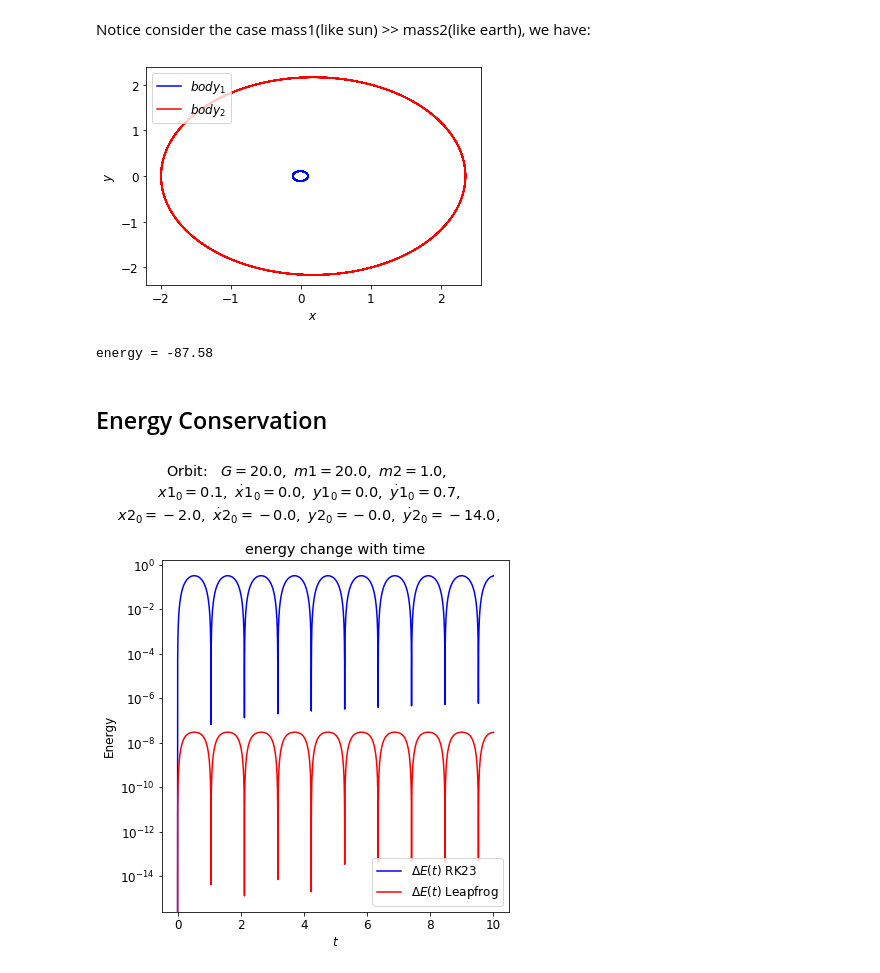
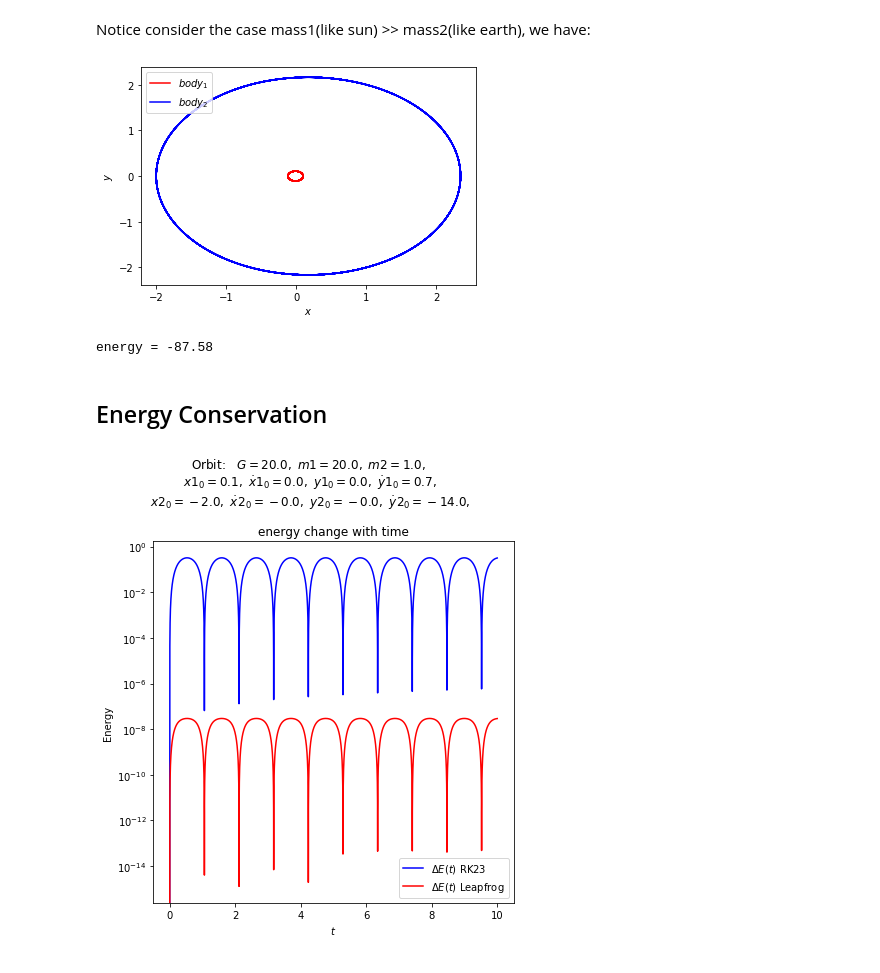
Before and after one commit to Chaosong-C/5300_final, a Jupyter notebook: Gravitational_Orbits.ipynb, the cells around one changed output. Drawn from its saved outputs; the diff is of its cells as text; code cells hidden in the pictures.

```diff
--- a/Gravitational_Orbits.ipynb
+++ b/Gravitational_Orbits.ipynb
@@ -83,11 +83,7 @@ class Orbit:
         """
         A = np.sqrt((y[0]-y[4])**2+(y[2]-y[6])**2)
 
-        return [y[1], self.G *self.m2 * (y[4]-y[0])/A**3, \
-                y[3], self.G *self.m2 * (y[6]-y[2])/A**3,\
-                y[5], -self.G *self.m1 * (y[4]-y[0])/A**3,\
-                y[7], -self.G *self.m1 * (y[6]-y[2])/A**3,\
-               ]
+        return [y[1], self.G *self.m2 * (y[4]-y[0])/A**3, y[3], self.G *self.m2 * (y[6]-y[2])/A**3,y[5], -self.G *self.m1 * (y[4]-y[0])/A**3,y[7], -self.G *self.m1 * (y[6]-y[2])/A**3]
 
 
     def solve_ode(self, t_pts, x_1_0, x_1_dot_0,
@@ -164,40 +160,44 @@ Notice consider the case mass1(like sun) >> mass2(like earth), we have:
 t_start = 0.
 t_end = 10.
 delta_t = 0.0001
 
 t_pts = np.arange(t_start, t_end+delta_t, delta_t)
 
 # Make an orbit
 #############################################################
 #change G,m1,m2 and initial conditions here!
 m1 = 20.
 m2 = 1.
 G = 20.
 o1 = Orbit(G, m1=m1, m2=m2)
-x_1_0, x_1_dot_0 = 0.1, 0.
-y_1_0, y_1_dot_0 = 0., 0.7
-x_2_0,x_2_dot_0 = - (m1/m2) * x_1_0, - (m1/m2) * x_1_dot_0
-y_2_0,y_2_dot_0 = - (m1/m2) * y_1_0, - (m1/m2) * y_1_dot_0
+x_1_0 = 0.1
+x_1_dot_0 = 0.
+y_1_0 = 0.
+y_1_dot_0 = 0.7
+x_2_0 = - (m1/m2) * x_1_0
+x_2_dot_0 = - (m1/m2) * x_1_dot_0
+y_2_0 = - (m1/m2) * y_1_0
+y_2_dot_0 = - (m1/m2) * y_1_dot_0
 #############################################################
 
 x_1, x_dot_1, y_1, y_dot_1, x_2, x_dot_2, y_2, y_dot_2 = o1.solve_ode(t_pts,x_1_0, x_1_dot_0,y_1_0,y_1_dot_0,x_2_0,x_2_dot_0,y_2_0,y_2_dot_0)
 
 
 # Make figures of x1 vs y1 and x2 vs y2
 plt.subplot(1,1,1)
-plt.plot(x_1,y_1,'b',label='$body_1$')
-plt.plot(x_2,y_2,'r',label='$body_2$')
+plt.plot(x_1,y_1,'red',label='$body_1$')
+plt.plot(x_2,y_2,'blue',label='$body_2$')
 plt.xlabel('$x$')
 plt.ylabel('$y$')
 plt.legend()
 plt.show()
 
 x_1_pts_LF, x_1_dot_pts_LF, y_1_pts_LF, y_1_dot_pts_LF, x_2_pts_LF, x_2_dot_pts_LF, y_2_pts_LF, y_2_dot_pts_LF = o1.solve_ode_Leapfrog(t_pts, x_1_0, x_1_dot_0, y_1_0, y_1_dot_0, x_2_0, x_2_dot_0, y_2_0, y_2_dot_0)
 
 energy_0 = o1.m1 * (x_1_dot_0**2 + y_1_dot_0**2)/2. + o1.m2 * (x_2_dot_0**2 + y_2_dot_0**2)/2. + o1.U(x_1_0, y_1_0, x_2_0, y_2_0)
 print(f'energy = {energy_0:.2f}')
 # %% [output]
-[figure, old version]
+[figure, new version]
 energy = -87.58
 # %% [markdown]
 ## Energy Conservation
@@ -235,4 +235,4 @@ ax_2a.set_title('energy change with time')
 ax_2a.legend()
 fig_2.tight_layout()
 # %% [output]
-[figure, old version]
+[figure, new version]
```
